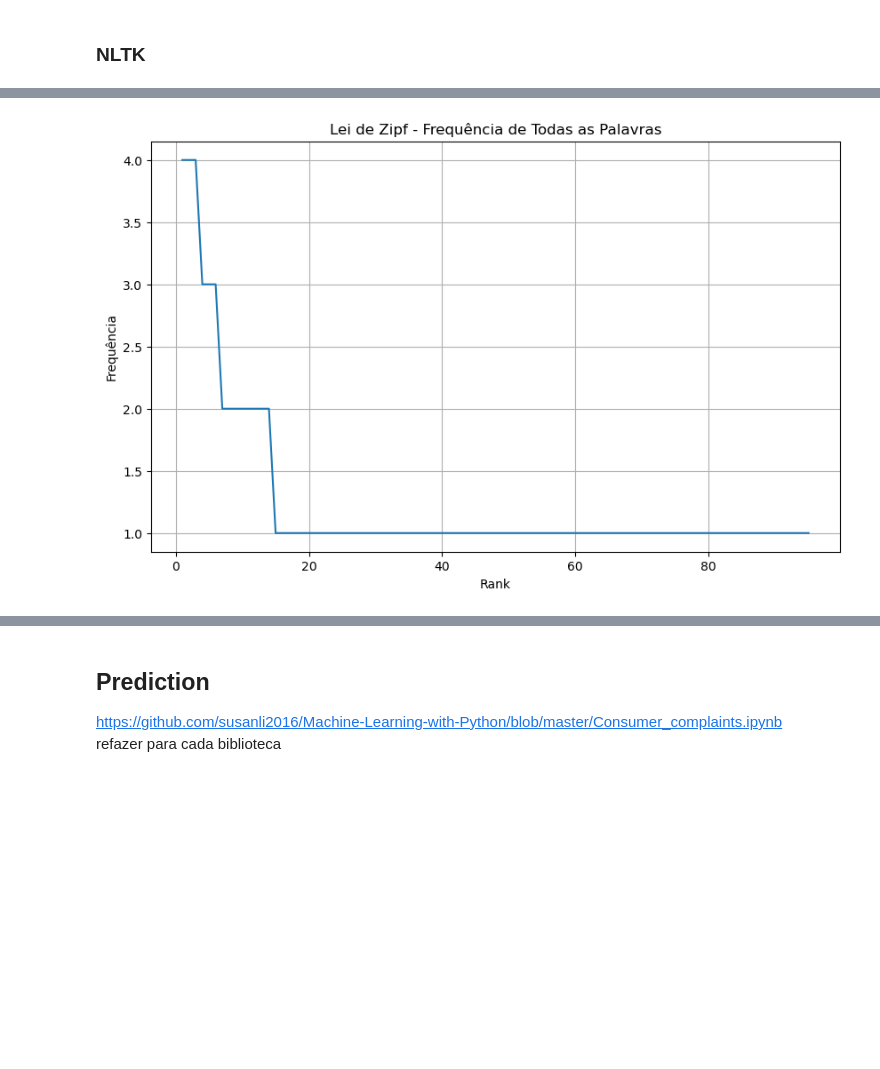
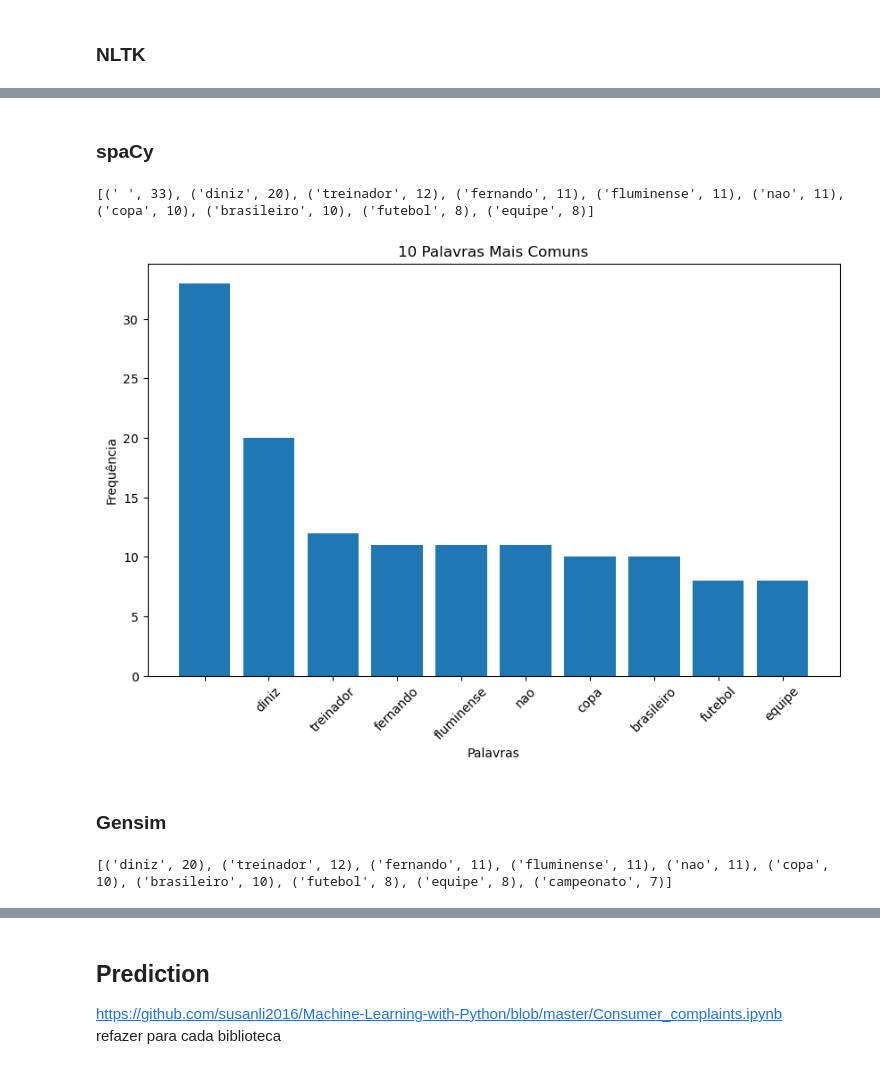
Before and after one commit to BiancaNCoelho/NLP, a Jupyter notebook: T01/Trabalho1.ipynb, the cells around one changed output, grey strips where cells are left out. Cells and saved outputs as stored; diff of their text form; code cells hidden in the pictures; blank space fills up the shorter version.

```diff
--- a/T01/Trabalho1.ipynb
+++ b/T01/Trabalho1.ipynb
@@ -306,14 +335,31 @@ plt.show()
-# %%
-palavras_ordenadas = sorted(frequencia_palavras.items(), key=lambda x: x[1], reverse=True)
-palavras, contagens = zip(*palavras_ordenadas)
-
-# Plotar o gráfico da Lei de Zipf
-plt.figure(figsize=(10, 6))
-plt.plot(range(1, len(palavras) + 1), contagens)
-plt.xlabel('Rank')
-plt.ylabel('Frequência')
-plt.title('Lei de Zipf - Frequência de Todas as Palavras')
-plt.grid(True)
-plt.show()
-# %% [output]
-[figure, removed]
+# %% [markdown]
+### spaCy
+# %%
+from collections import Counter  # Contagem de frequência de palavras usando NLTK
+frequencia_palavras = Counter(token2[0])
+print(frequencia_palavras.most_common(10))
+# %% [output]
+[(' ', 33), ('diniz', 20), ('treinador', 12), ('fernando', 11), ('fluminense', 11), ('nao', 11), ('copa', 10), ('brasileiro', 10), ('futebol', 8), ('equipe', 8)]
+# %%
+# Obter os 10 tokens mais comuns e suas contagens
+tokens_mais_comuns = frequencia_palavras.most_common(10)
+palavras, contagens = zip(*tokens_mais_comuns)
+
+# Gráfico de Barras
+plt.figure(figsize=(10, 6))
+plt.bar(palavras, contagens)
+plt.xlabel('Palavras')
+plt.ylabel('Frequência')
+plt.title('10 Palavras Mais Comuns')
+plt.xticks(rotation=45)
+plt.show()
+# %% [output]
+[figure, added]
+# %% [markdown]
+### Gensim
+# %%
+from collections import Counter  # Contagem de frequência de palavras usando NLTK
+frequencia_palavras = Counter(token3[0])
+print(frequencia_palavras.most_common(10))
+# %% [output]
+[('diniz', 20), ('treinador', 12), ('fernando', 11), ('fluminense', 11), ('nao', 11), ('copa', 10), ('brasileiro', 10), ('futebol', 8), ('equipe', 8), ('campeonato', 7)]
```
Also changed, not shown: parts of 22 cells of this notebook.
